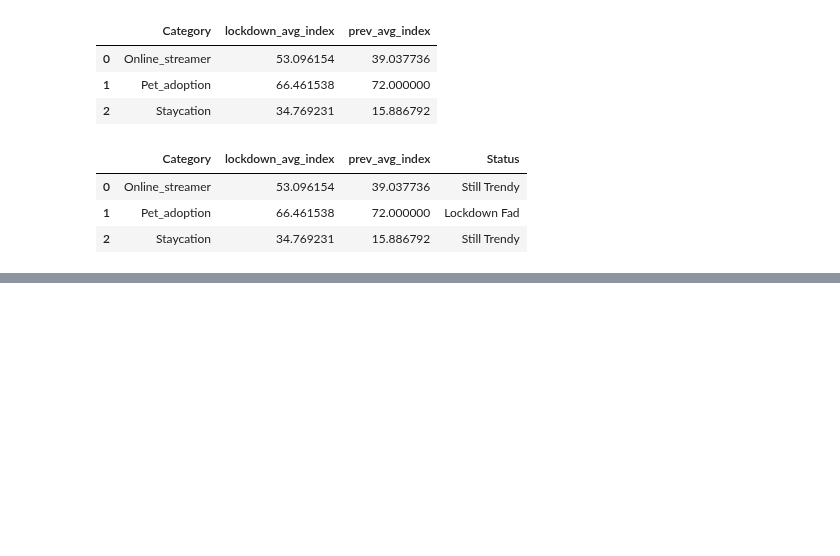
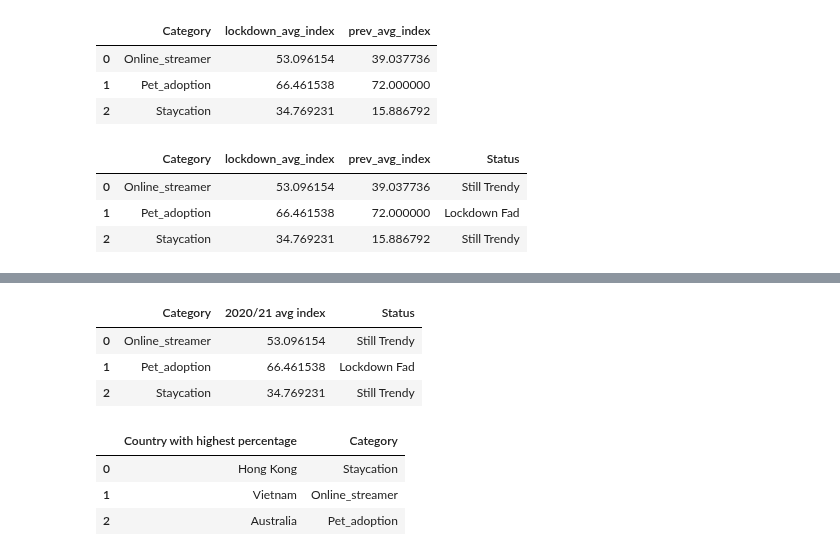
Before and after one commit to hyunjun33/Data_preprocessing, a Jupyter notebook: Preppin' Data 2021 Week 36 Challenge.ipynb, the cells around one changed output, grey strips where cells are left out. Drawn from its saved outputs; the diff is of its cells as text; code cells hidden in the pictures; blank space fills up the shorter version.

```diff
--- a/Preppin' Data 2021 Week 36 Challenge.ipynb
+++ b/Preppin' Data 2021 Week 36 Challenge.ipynb
@@ -229,0 +306,17 @@ status
+# %%
+status = status.drop(["prev_avg_index"], axis=1)
+status = status.rename(columns={"lockdown_avg_index": "2020/21 avg index"})
+status
+# %% [output]
+|  | Category | 2020/21 avg index | Status |
+| 0 | Online_streamer | 53.096154 | Still Trendy |
+| 1 | Pet_adoption | 66.461538 | Lockdown Fad |
+| 2 | Staycation | 34.769231 | Still Trendy |
+# %%
+highest_pct_country.columns = ["Country with highest percentage", "Category"]
+highest_pct_country
+# %% [output]
+|  | Country with highest percentage | Category |
+| 0 | Hong Kong | Staycation |
+| 1 | Vietnam | Online_streamer |
+| 2 | Australia | Pet_adoption |
```
Also changed, not shown: parts of 10 cells of this notebook.
